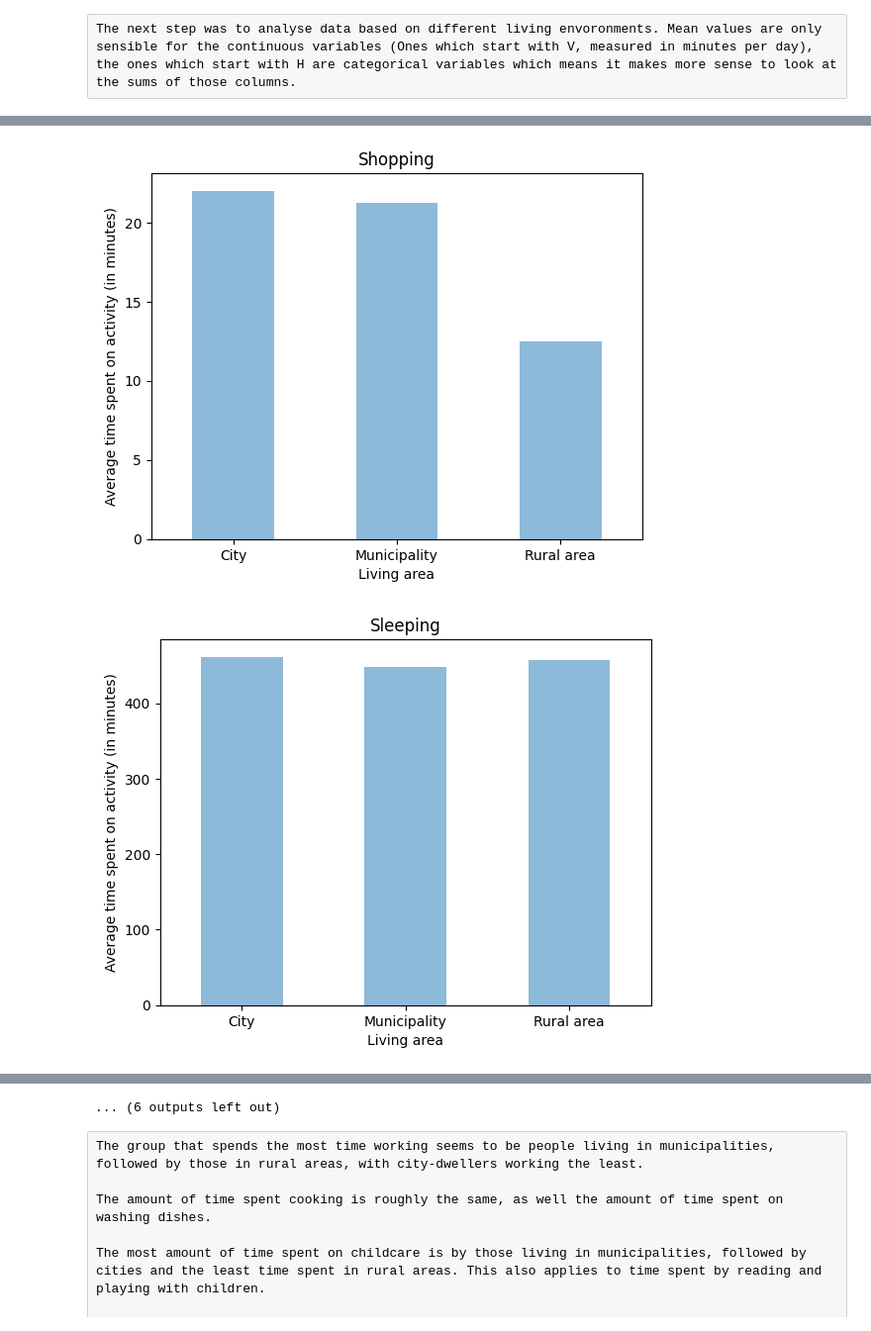
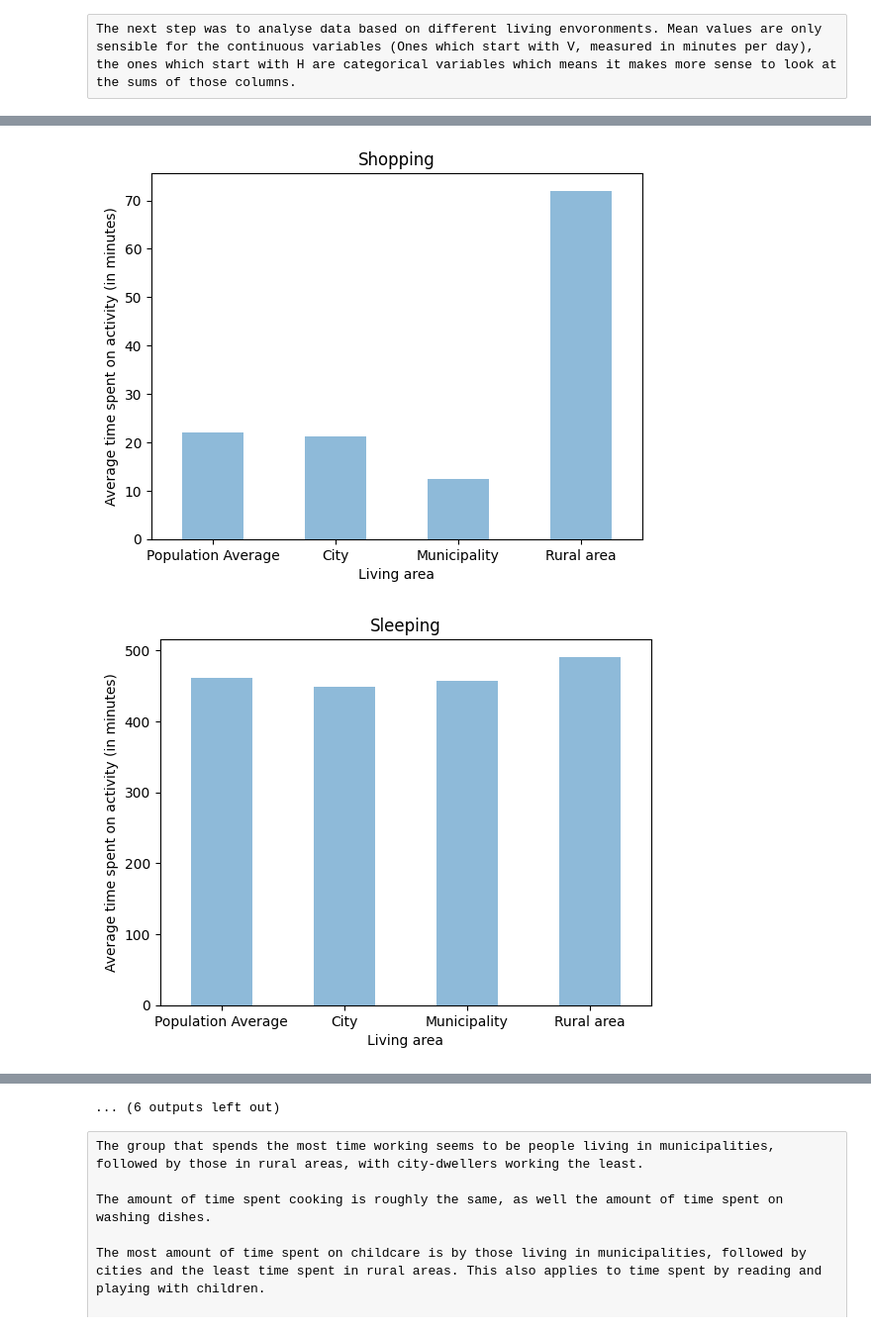
Before and after one commit to Hebetus/Statistical-Data-Analysis, a Jupyter notebook: report.ipynb, the cells around one changed output, grey strips where cells are left out. Shown at 99% size. Saved outputs shown, nothing was run; the diff lists cells and outputs as text; code cells hidden in the pictures.

```diff
--- a/report.ipynb
+++ b/report.ipynb
@@ -107,7 +109,8 @@ new_data = P.read_csv('habits.csv',
 
 places_visited = new_data.iloc[:,19:24]
 places_visited.fillna(0)
-print(places_visited.sum().to_string())
+places_visited = places_visited.sum()
+print(places_visited)
 # %% [output]
 V1     127
 V5      66
@@ -189,17 +193,20 @@ total_time_environments = total_time_environments.astype(int)
 grouped = total_time_environments.iloc[:, 0:14].groupby('ASALUE').mean()
 categorical = total_time_environments.iloc[:, [0, 14, 15, 16, 17, 18]].groupby('ASALUE').sum()
 
+# Add the mean value and sum of the whole population as the 4th row
+
+grouped = P.concat([grouped, total_time_mean.to_frame().T], ignore_index = True)
+categorical = P.concat([categorical, places_visited.to_frame().T], ignore_index = True)
+
 # Rename variables
 
 grouped = grouped.rename(columns = {"V1": "Working", "V5": "Cooking", "V7": "Washing dishes", "V21": "Childcare", "V22": "Reading and playing with children", "V27": "Shopping", "V32": "Sleeping", "V33": "Dining", "V40": "Studying in school", "V68": "Reading", "V69": "Listening to radio", "V70": "Watching TV", "V75": "Phonecall"})
 categorical = categorical.rename(columns = {"H1a_A": "Cinema", "H1b_A": "Theater", "H1g_A": "Museum", "H1h_A": "Library", "H1i_A": "Sport event"})
 
-grouped = grouped.rename(index = {1: "City", 2: "Municipality", 3: "Rural area"})
-categorical = categorical.rename(index = {1: "City", 2: "Municipality", 3: "Rural area"})
+# Rename row names (to represent living areas)
 
-# Add the mean value and sum of the whole population as the 4th row
-
-
+grouped = grouped.rename(index = {0: "Population Average", 1: "City", 2: "Municipality", 3: "Rural area"})
+categorical = categorical.rename(index = {0: "Population Total", 1: "City", 2: "Municipality", 3: "Rural area"})
 
 # Make bar plots of the mean values and sums
 
@@ -227,2 +234,2 @@ for column in categorical:
-[figure, old version]
+[figure, new version]
-[figure, old version]
+[figure, new version]
```
Also changed, not shown: parts of 8 cells of this notebook.
